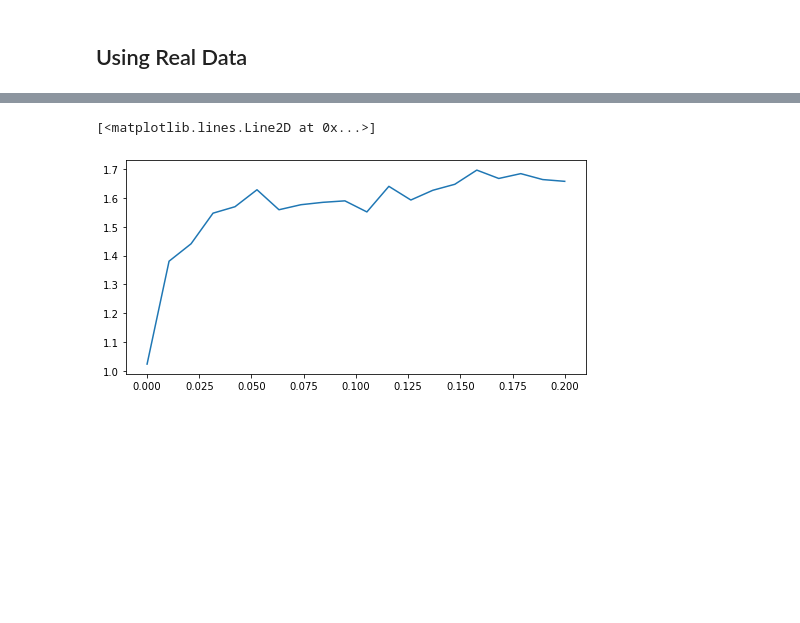
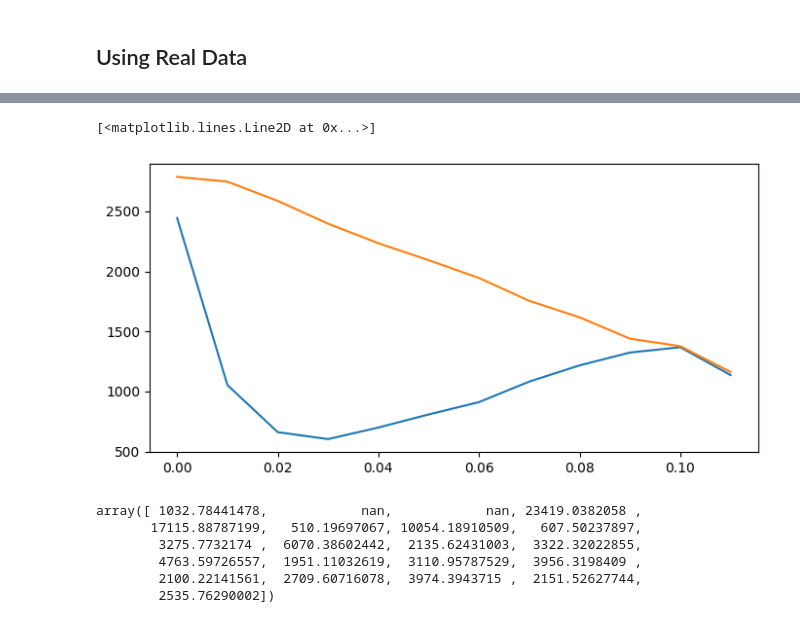
Before and after one commit to KaleStahl/PHYS-707-Cosmology-Research, a Jupyter notebook: Bispectrum_Notebook.ipynb, the cells around one changed output, grey strips where cells are left out. Cells and saved outputs as stored; diff of their text form; code cells hidden in the pictures; blank space fills up the shorter version.

```diff
--- a/Bispectrum_Notebook.ipynb
+++ b/Bispectrum_Notebook.ipynb
@@ -65,18 +65,19 @@ Pos_Mat = ifft(P_Mat)
 #Pos_Mat_Wind = window*Pos_Mat
 #P_in_Recon = fft(Pos_Mat_Wind)
 # %%
-k_bins = np.linspace(0, 0.2, 21)
+Nb = 41
+k_bins = np.linspace(0, 0.4, Nb)
 dk = k_bins[2] - k_bins[1]
-N_bins = np.zeros(21)
-Pwin_avg = np.zeros(21)
-P_avg = np.zeros(21)
+N_bins = np.zeros(Nb)
+Pwin_avg = np.zeros(Nb)
+P_avg = np.zeros(Nb)
 
 for ix in range(N):
     for iy in range(N):
         for iz in range(N):
             kk = np.sqrt(kx[ix, iy, iz]**2 + ky[ix, iy, iz]**2+ kz[ix, iy, iz]**2)
             bins = int(kk/dk)
-            if (bins > 20):
+            if (bins > Nb - 1):
                 continue
             N_bins[bins] += 1
             #Pwin_avg[bins] += np.abs(P_in_Recon[ix, iy, iz])
@@ -91,7 +92,7 @@ plt.plot(k_bins, P_avg/N_bins)
 ## Using Real Data
 # %%
 # Open data file
-filepath = "C:/Users/kales/OneDrive/Desktop/Physics Research/Bispectrum Measurement/AbacusSummit_c000_LRG_z0.5.txt"
+filepath = "C:/Users/lado/Downloads/AbacusSummit_c000_LRG_z0.5.txt"
 file = open(filepath, "r")
 
 # Define variables
@@ -109,13 +110,15 @@ for i in range(len(x_dat)):
     count_mat[x_bin, y_bin, z_bin] += 1
 # %%
 delta = (count_mat/(binsize**3) - len(x_dat)/(end-start)**3)/(len(x_dat)/(end - start)**3)
-delta_win = window*delta
+count_mat_win = count_mat * window
+delta_win =  (count_mat_win/(binsize**3) - len(x_dat)/(end-start)**3)/(len(x_dat)/(end - start)**3)
 delta_hat = fft(delta_win)
+delta_nw_hat = fft(delta)
 # %%
-bin_no = 20
+bin_no = 21
 k_bins = np.linspace(0, 0.2, bin_no)
 dk = k_bins[2] - k_bins[1]
-k_freq = np.fft.fftfreq(N)
+k_freq = np.fft.fftfreq(N, (end-start)/N)
 N_bins = np.zeros(bin_no)
 Pwin_avg = np.zeros(bin_no)
 P_avg = np.zeros(bin_no)
@@ -128,4 +131,5 @@ for ix in range(N):
             if (bins > bin_no-1):
                 continue
             N_bins[bins] += 1
-            P_avg[bins] += np.abs(delta[ix, iy, iz])
+            P_avg[bins] += np.abs(delta_hat[ix, iy, iz])**2
+            Pwin_avg[bins] += np.abs(delta_nw_hat[ix, iy, iz])**2
@@ -132,5 +156,15 @@ for ix in range(N):
 # %%
 plt.plot(k_bins, P_avg/N_bins)
+plt.plot(k_bins, Pwin_avg/N_bins)
 # %% [output]
 [<matplotlib.lines.Line2D at 0x...>]
-[figure, old version]
+[figure, new version]
+# %%
+Pwin_avg/N_bins
+# %% [output]
+array([ 1032.78441478,            nan,            nan, 23419.0382058 ,
+       17115.88787199,   510.19697067, 10054.18910509,   607.50237897,
+        3275.7732174 ,  6070.38602442,  2135.62431003,  3322.32022855,
+        4763.59726557,  1951.11032619,  3110.95787529,  3956.3198409 ,
+        2100.22141561,  2709.60716078,  3974.3943715 ,  2151.52627744,
+        2535.76290002])
```
Also changed, not shown: parts of 4 cells of this notebook.
